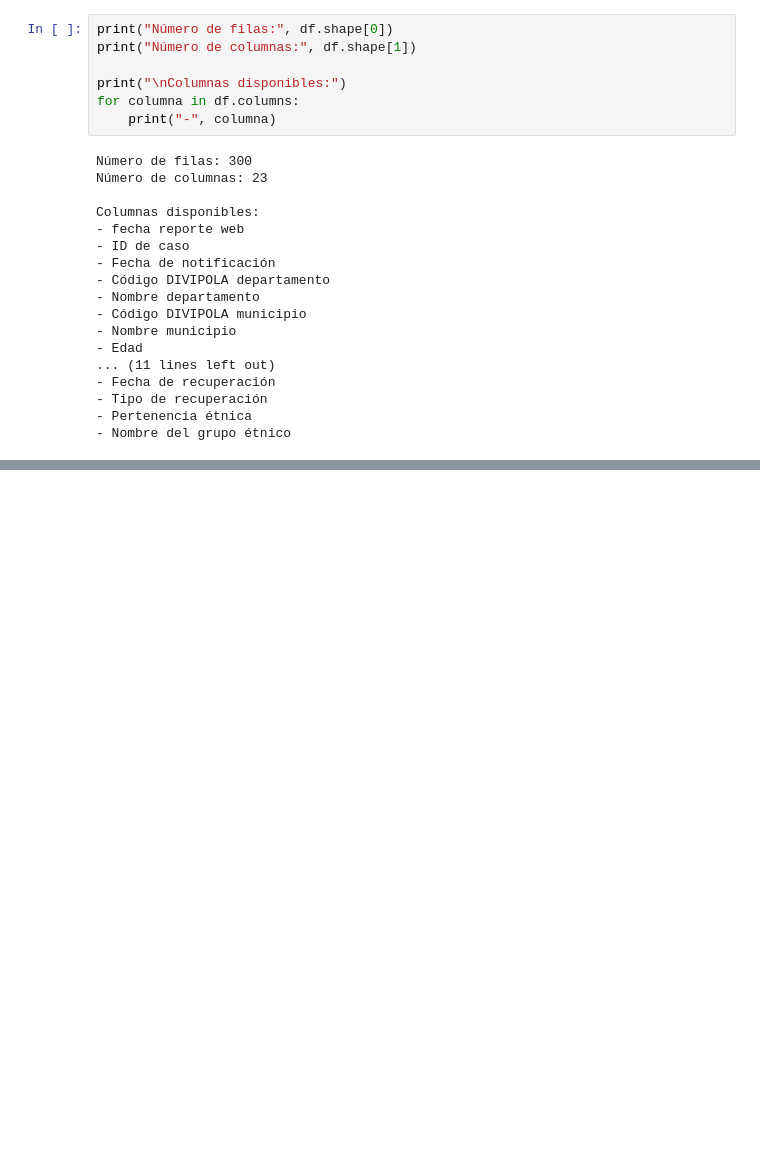
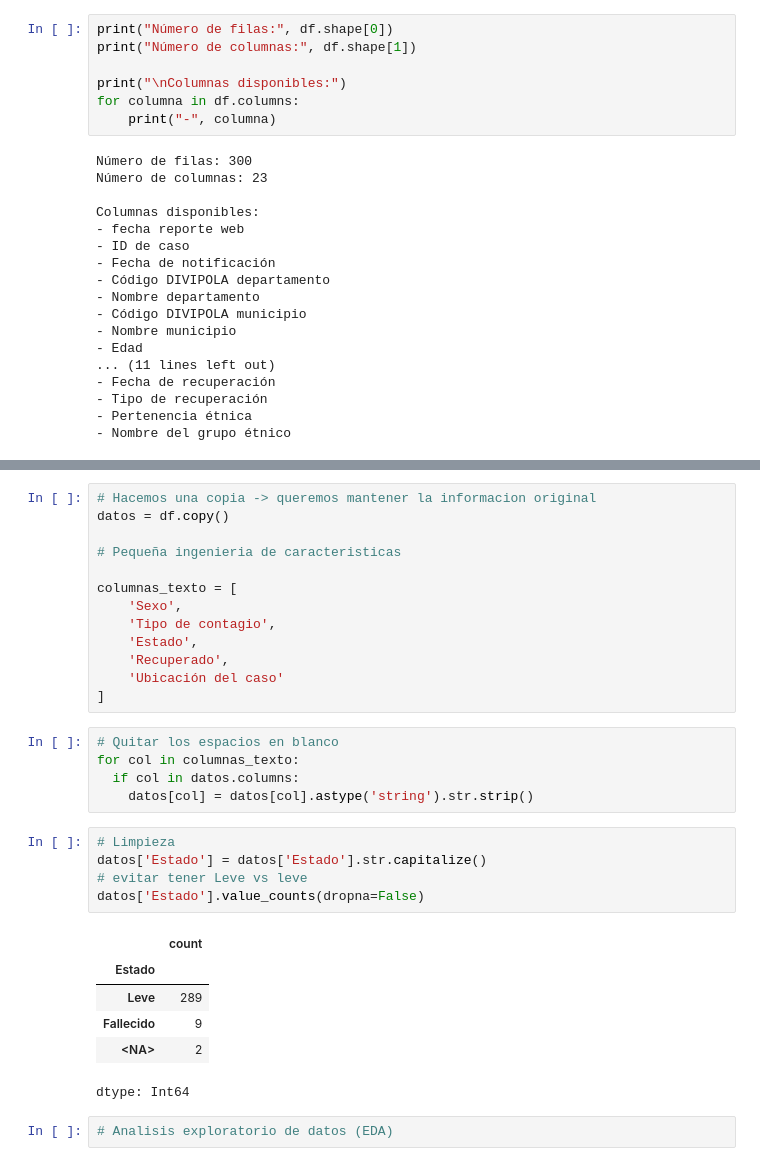
Before and after one commit to asegura4488/EDCO_IntroCienciaDatos, a Jupyter notebook: Semana3/Pandas_EstudioExploratorio.ipynb, the cells around one changed output, grey strips where cells are left out. Cells and saved outputs as stored; diff of their text form; blank space fills up the shorter version.

```diff
--- a/Semana3/Pandas_EstudioExploratorio.ipynb
+++ b/Semana3/Pandas_EstudioExploratorio.ipynb
@@ -78,0 +162,32 @@ Columnas disponibles:
+# %%
+# Hacemos una copia -> queremos mantener la informacion original
+datos = df.copy()
+
+# Pequeña ingenieria de caracteristicas
+
+columnas_texto = [
+    'Sexo',
+    'Tipo de contagio',
+    'Estado',
+    'Recuperado',
+    'Ubicación del caso'
+]
+# %%
+# Quitar los espacios en blanco
+for col in columnas_texto:
+  if col in datos.columns:
+    datos[col] = datos[col].astype('string').str.strip()
+# %%
+# Limpieza
+datos['Estado'] = datos['Estado'].str.capitalize()
+# evitar tener Leve vs leve
+datos['Estado'].value_counts(dropna=False)
+# %% [output]
+|  | count |
+| Estado |  |
+| Leve | 289 |
+| Fallecido | 9 |
+| <NA> | 2 |
+dtype: Int64
+# %%
+# Analisis exploratorio de datos (EDA)
```
Also changed, not shown: parts of 5 cells of this notebook.
